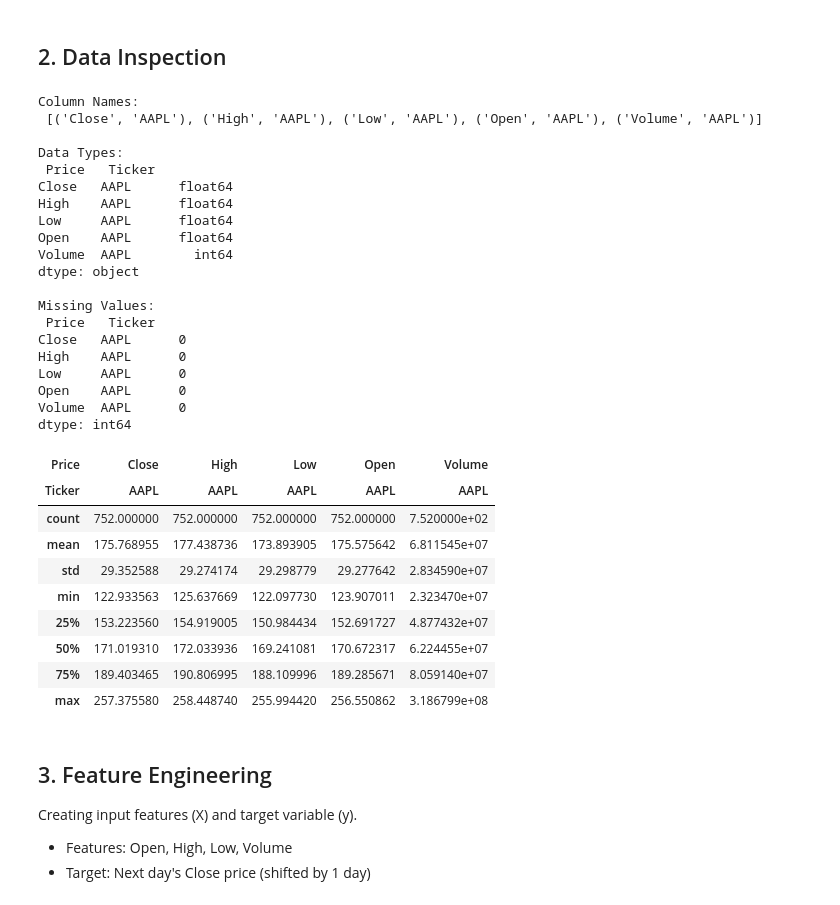
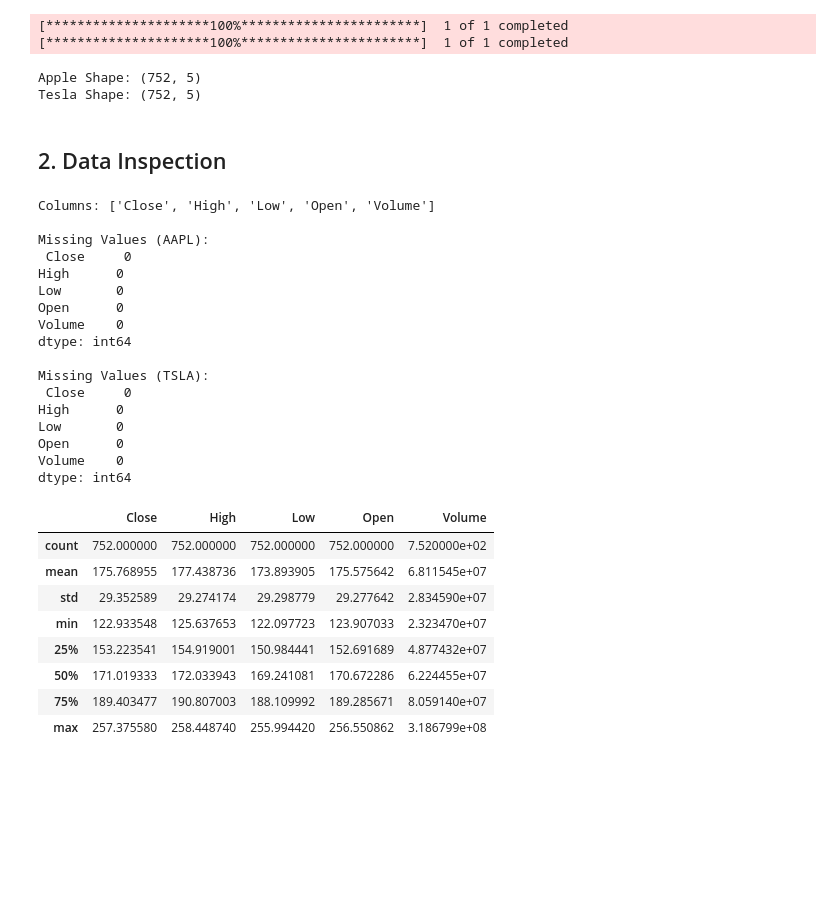
Before and after one commit to elleenfatima05/AI_ML_Internship, a Jupyter notebook: Task2_Stocks_Prediction/task2_stocks.ipynb, the cells around one changed output. Cells and saved outputs as stored; diff of their text form; code cells hidden in the pictures; blank space fills up the shorter version.

Commit message:
Task 2: Complete - Stock price prediction AAPL and TSLA using Linear Regression and Random Forest

```diff
--- a/Task2_Stocks_Prediction/task2_stocks.ipynb
+++ b/Task2_Stocks_Prediction/task2_stocks.ipynb
@@ -34,45 +17,51 @@ Shape: (752, 5)
+# %%
+apple = yf.download('AAPL', start='2022-01-01', end='2024-12-31')
+tesla = yf.download('TSLA', start='2022-01-01', end='2024-12-31')
+
+# Flatten multi-level columns
+apple.columns = [col[0] for col in apple.columns]
+tesla.columns = [col[0] for col in tesla.columns]
+
+print("Apple Shape:", apple.shape)
+print("Tesla Shape:", tesla.shape)
+# %% [output]
+[*********************100%***********************]  1 of 1 completed
+[*********************100%***********************]  1 of 1 completed
+Apple Shape: (752, 5)
+Tesla Shape: (752, 5)
 # %% [markdown]
 ## 2. Data Inspection
 # %%
-print("Column Names:\n", stock.columns.tolist())
-print("\nData Types:\n", stock.dtypes)
-print("\nMissing Values:\n", stock.isnull().sum())
+print("Columns:", apple.columns.tolist())
+print("\nMissing Values (AAPL):\n", apple.isnull().sum())
+print("\nMissing Values (TSLA):\n", tesla.isnull().sum())
 # %% [output]
-Column Names:
- [('Close', 'AAPL'), ('High', 'AAPL'), ('Low', 'AAPL'), ('Open', 'AAPL'), ('Volume', 'AAPL')]
+Columns: ['Close', 'High', 'Low', 'Open', 'Volume']
 
-Data Types:
- Price   Ticker
-Close   AAPL      float64
-High    AAPL      float64
-Low     AAPL      float64
-Open    AAPL      float64
-Volume  AAPL        int64
-dtype: object
+Missing Values (AAPL):
+ Close     0
+High      0
+Low       0
+Open      0
+Volume    0
+dtype: int64
 
-Missing Values:
- Price   Ticker
-Close   AAPL      0
-High    AAPL      0
-Low     AAPL      0
-Open    AAPL      0
-Volume  AAPL      0
+Missing Values (TSLA):
+ Close     0
+High      0
+Low       0
+Open      0
+Volume    0
 dtype: int64
 # %%
-stock.describe()
+apple.describe()
 # %% [output]
-| Price | Close | High | Low | Open | Volume |
-| Ticker | AAPL | AAPL | AAPL | AAPL | AAPL |
+|  | Close | High | Low | Open | Volume |
 | count | 752.000000 | 752.000000 | 752.000000 | 752.000000 | 7.520000e+02 |
 | mean | 175.768955 | 177.438736 | 173.893905 | 175.575642 | 6.811545e+07 |
-| std | 29.352588 | 29.274174 | 29.298779 | 29.277642 | 2.834590e+07 |
-| min | 122.933563 | 125.637669 | 122.097730 | 123.907011 | 2.323470e+07 |
-| 25% | 153.223560 | 154.919005 | 150.984434 | 152.691727 | 4.877432e+07 |
-| 50% | 171.019310 | 172.033936 | 169.241081 | 170.672317 | 6.224455e+07 |
-| 75% | 189.403465 | 190.806995 | 188.109996 | 189.285671 | 8.059140e+07 |
+| std | 29.352589 | 29.274174 | 29.298779 | 29.277642 | 2.834590e+07 |
+| min | 122.933548 | 125.637653 | 122.097723 | 123.907033 | 2.323470e+07 |
+| 25% | 153.223541 | 154.919001 | 150.984441 | 152.691689 | 4.877432e+07 |
+| 50% | 171.019333 | 172.033943 | 169.241081 | 170.672286 | 6.224455e+07 |
+| 75% | 189.403477 | 190.807003 | 188.109992 | 189.285671 | 8.059140e+07 |
 | max | 257.375580 | 258.448740 | 255.994420 | 256.550862 | 3.186799e+08 |
-# %% [markdown]
-## 3. Feature Engineering
-Creating input features (X) and target variable (y).
-- Features: Open, High, Low, Volume
-- Target: Next day's Close price (shifted by 1 day)
```
Also changed, not shown: parts of 23 cells of this notebook.
